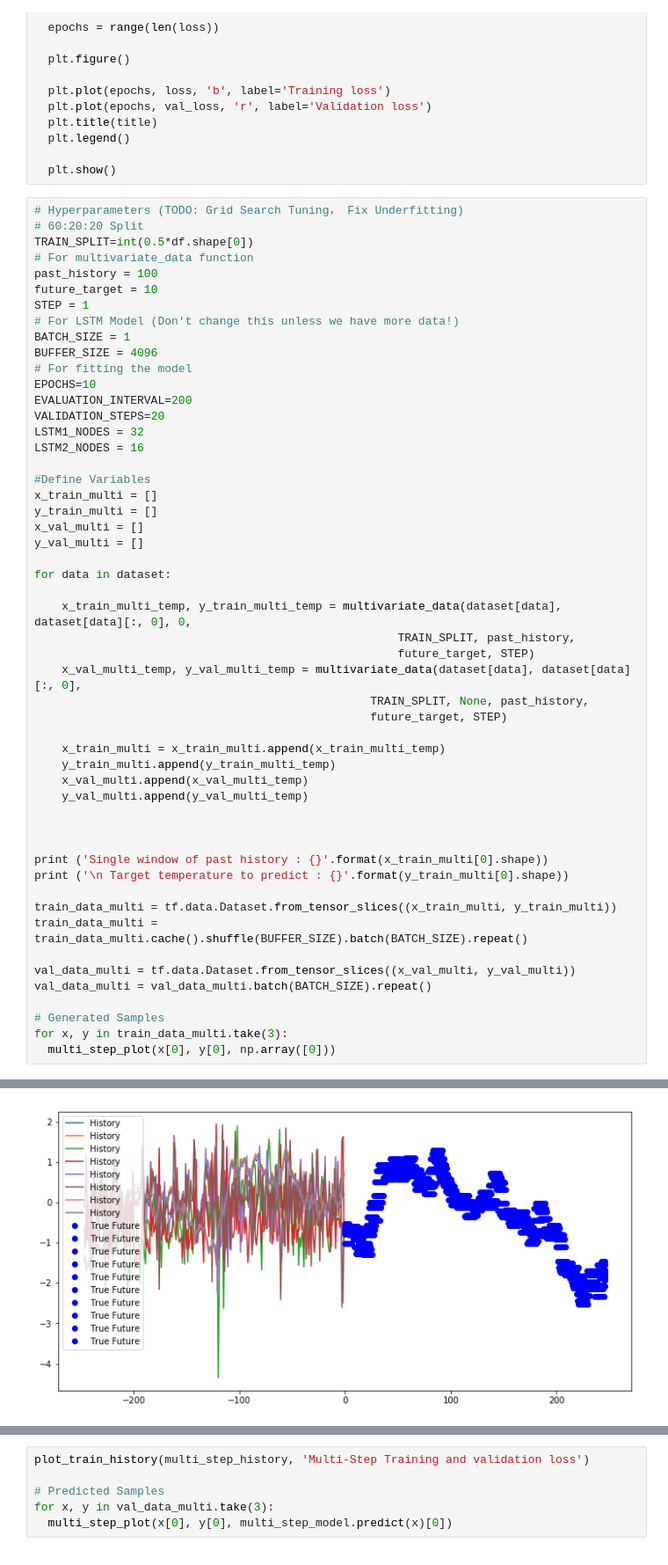
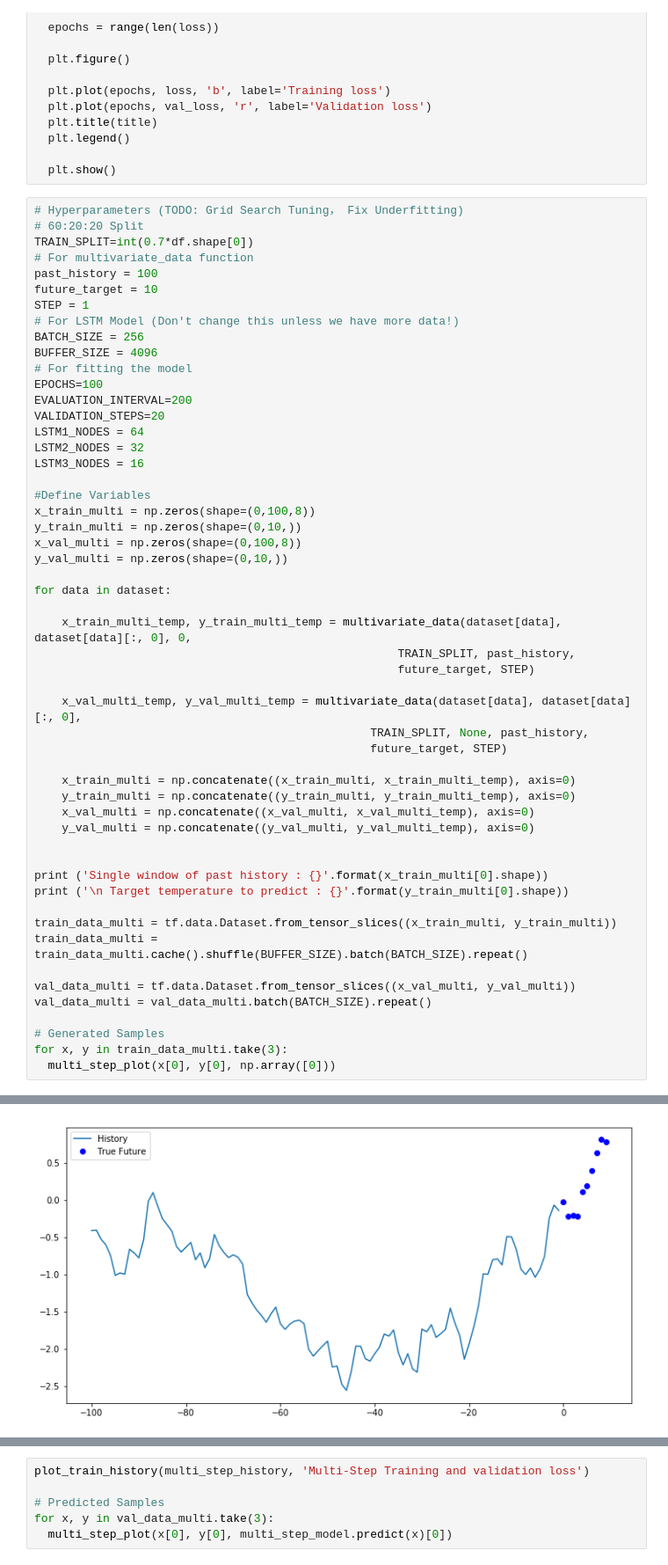
Before and after one commit to Soundpulse/UBS-Ideas, a Jupyter notebook: RNN-V2.ipynb, the cells around one changed output, grey strips where cells are left out. Shown: that part at 88% size. Cells and saved outputs as stored; diff of their text form.

```diff
--- a/RNN-V2.ipynb
+++ b/RNN-V2.ipynb
@@ -202,41 +203,42 @@ def plot_train_history(history, title):
 # %%
 # Hyperparameters (TODO: Grid Search Tuning， Fix Underfitting)
 # 60:20:20 Split
-TRAIN_SPLIT=int(0.5*df.shape[0])
+TRAIN_SPLIT=int(0.7*df.shape[0])
 # For multivariate_data function
 past_history = 100
 future_target = 10
 STEP = 1
 # For LSTM Model (Don't change this unless we have more data!)
-BATCH_SIZE = 1
+BATCH_SIZE = 256
 BUFFER_SIZE = 4096
 # For fitting the model
-EPOCHS=10
+EPOCHS=100
 EVALUATION_INTERVAL=200
 VALIDATION_STEPS=20
-LSTM1_NODES = 32
-LSTM2_NODES = 16
+LSTM1_NODES = 64
+LSTM2_NODES = 32
+LSTM3_NODES = 16
 
 #Define Variables
-x_train_multi = []
-y_train_multi = []
-x_val_multi = []
-y_val_multi = []
+x_train_multi = np.zeros(shape=(0,100,8))
+y_train_multi = np.zeros(shape=(0,10,))
+x_val_multi = np.zeros(shape=(0,100,8))
+y_val_multi = np.zeros(shape=(0,10,))
 
 for data in dataset:
 
     x_train_multi_temp, y_train_multi_temp = multivariate_data(dataset[data], dataset[data][:, 0], 0,
                                                      TRAIN_SPLIT, past_history,
                                                      future_target, STEP)
+
     x_val_multi_temp, y_val_multi_temp = multivariate_data(dataset[data], dataset[data][:, 0],
                                                  TRAIN_SPLIT, None, past_history,
                                                  future_target, STEP)
 
-    x_train_multi = x_train_multi.append(x_train_multi_temp)
-    y_train_multi.append(y_train_multi_temp)
-    x_val_multi.append(x_val_multi_temp)
-    y_val_multi.append(y_val_multi_temp)
-
+    x_train_multi = np.concatenate((x_train_multi, x_train_multi_temp), axis=0)
+    y_train_multi = np.concatenate((y_train_multi, y_train_multi_temp), axis=0)
+    x_val_multi = np.concatenate((x_val_multi, x_val_multi_temp), axis=0)
+    y_val_multi = np.concatenate((y_val_multi, y_val_multi_temp), axis=0)
 
 
 print ('Single window of past history : {}'.format(x_train_multi[0].shape))
@@ -262 +260 @@ Single window of past history : (247, 100, 8)
-[figure, old version]
+[figure, new version]
```
Also changed, not shown: parts of 5 cells of this notebook.
